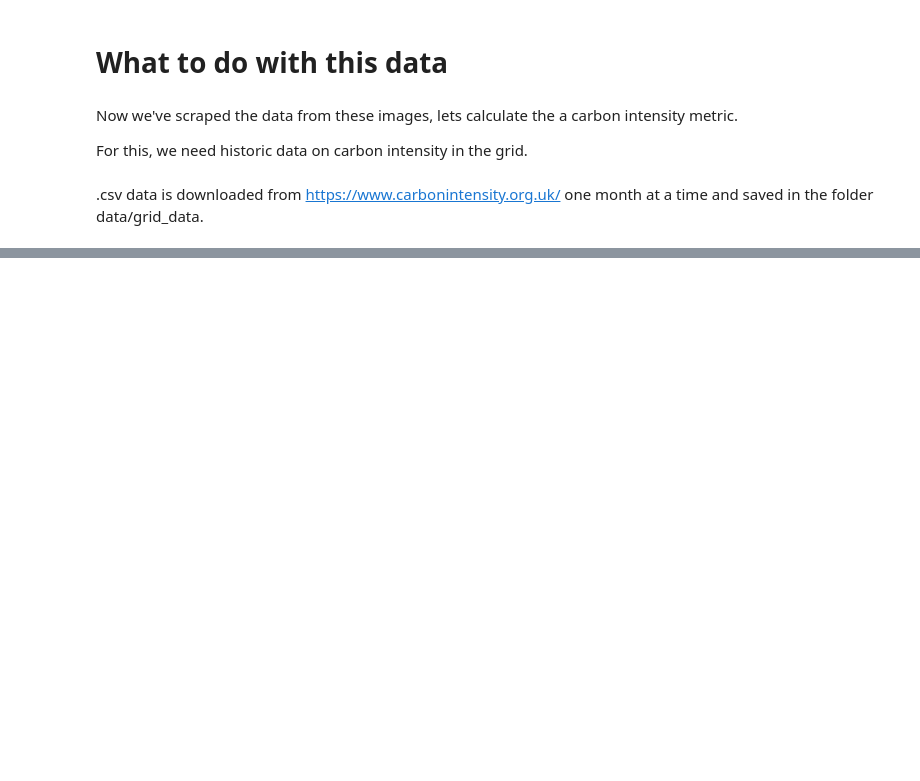
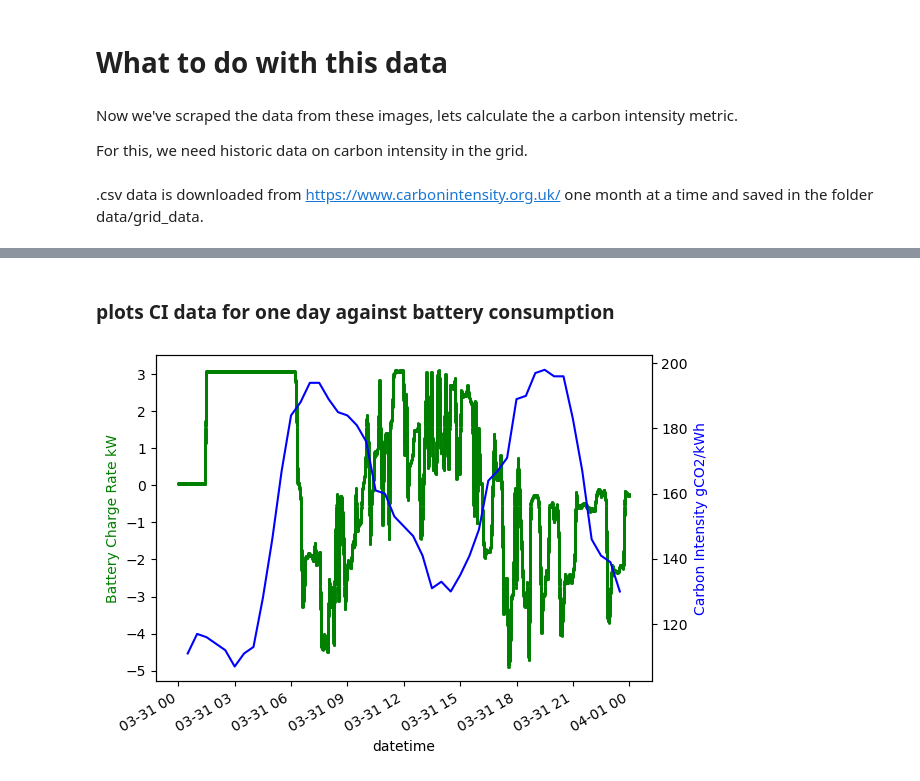
Before and after one commit to jordanesmith/Carbon-Intensity-Project-, a Jupyter notebook: research.ipynb, the cells around one changed output, grey strips where cells are left out. Drawn from its saved outputs; the diff is of its cells as text; code cells hidden in the pictures; blank space fills up the shorter version.

Commit message:
commmite bfore starting working again

```diff
--- a/research.ipynb
+++ b/research.ipynb
@@ -154,0 +158,24 @@ all_data["Datetime (UTC)"].iloc[1]
+# %%
+def data_for_day(df, date_str):
+
+    dtime = datetime.datetime.strptime(date_str, "%Y-%m-%d")
+    day_after = dtime + datetime.timedelta(days=1)
+
+    return df.loc[(df['datetime'] > dtime) & (df['datetime'] < day_after)]
+
+ci_data = data_for_day(all_data, day_str)
+# %% [markdown]
+### plots CI data for one day against battery consumption
+# %%
+fig,ax1 = plt.subplots()
+
+ax1.scatter(data_x, data_y, color='g', s=1)
+ax1.set_xlabel("datetime")
+ax1.set_ylabel("Battery Charge Rate kW", color='g')
+
+ax2=ax1.twinx()
+ax2.plot(ci_data['datetime'], ci_data['Actual Carbon Intensity (gCO2/kWh)'], color='b')
+ax2.set_ylabel("Carbon Intensity gCO2/kWh", color='b')
+plt.gcf().autofmt_xdate()
+# %% [output]
+[figure, added]
```
Also changed, not shown: parts of 9 cells of this notebook, 4 other files.
